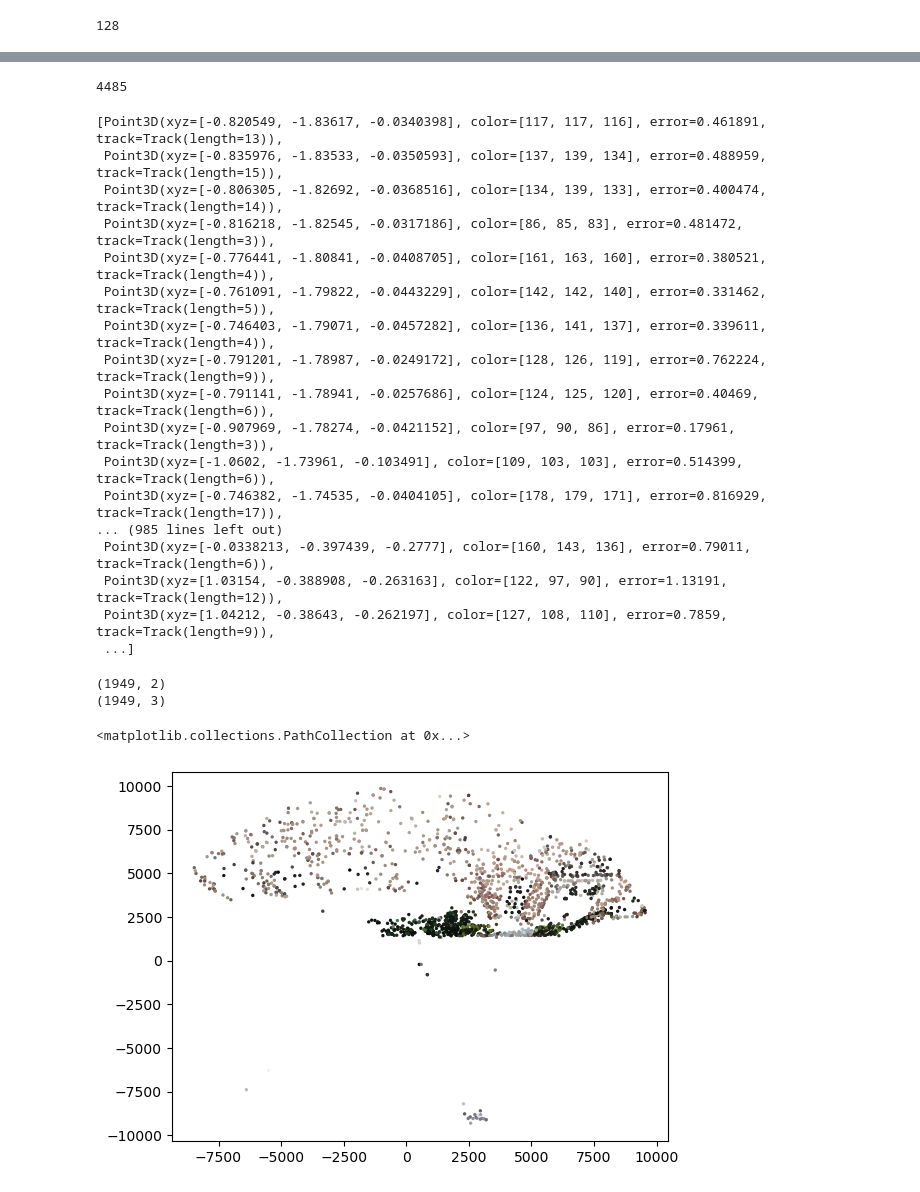
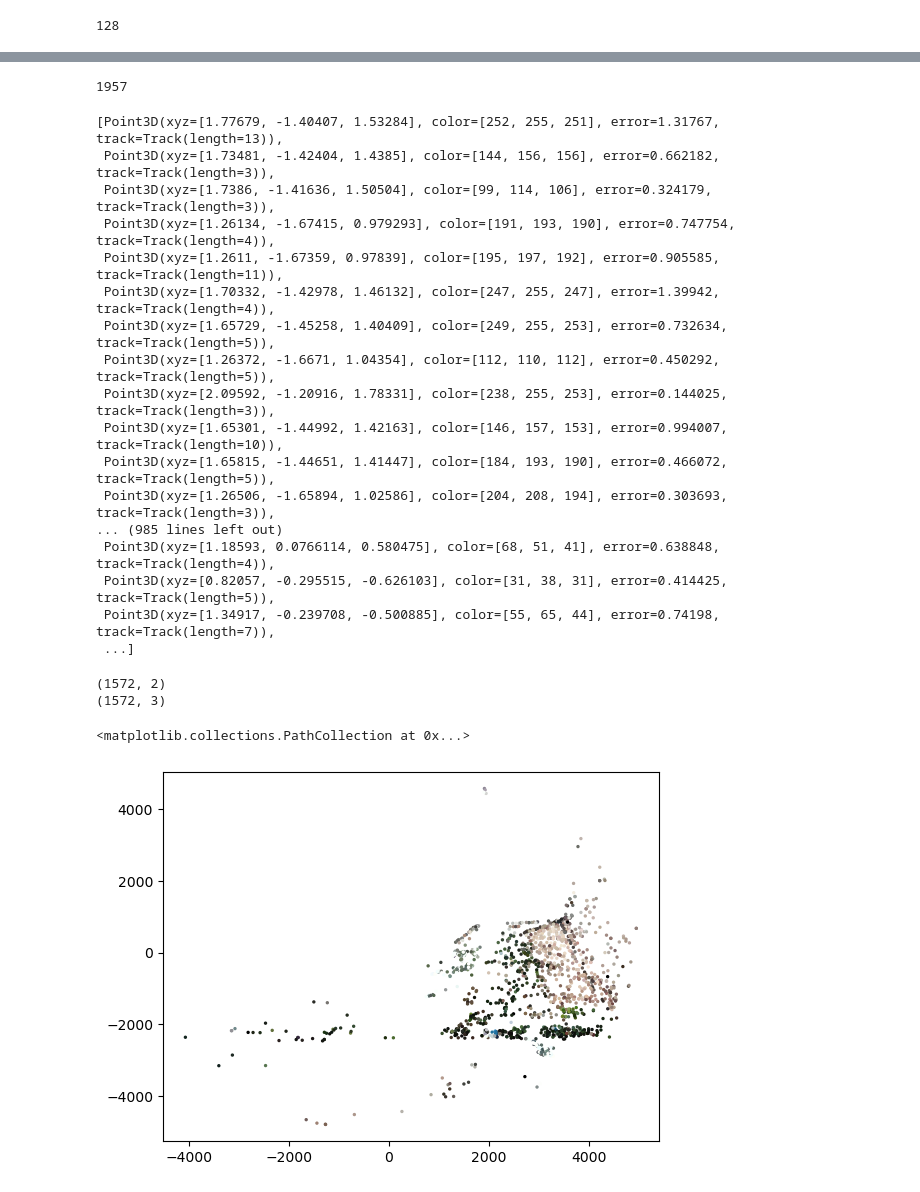
Before and after one commit to farqlia/UrbanViewsModeling, a Jupyter notebook: notebooks/Point Cloud.ipynb, the cells around one changed output, grey strips where cells are left out. Saved outputs shown, nothing was run; the diff lists cells and outputs as text; code cells hidden in the pictures.

Commit message:
try to figure out what is wrong

```diff
--- a/notebooks/Point Cloud.ipynb
+++ b/notebooks/Point Cloud.ipynb
@@ -490,7 +547,7 @@ len(reconstruction.images)
 # %% [output]
 128
 # %%
-img_id = 100
+img_id = 1
 img = reconstruction.images[img_id]
 img_name = img.name
 x, y, c = projection_from_reconstruction(reconstruction, img_id)
@@ -557,3 +614,4 @@ len(img.points2D)
 # %%
-point_3d_ids = [p.point3D_id for p in img.points2D if p.point3D_id < 18446744073709551615]
+filtered_points_2d = [p for p in img.points2D if p.point3D_id < 18446744073709551615]
+point_3d_ids = [p.point3D_id for p in filtered_points_2d]
 # %%
@@ -579,43 +637,43 @@ img.points2D
 # %%
 len(point_3d_ids)
 # %% [output]
-4485
+1957
 # %%
 filtered_points3D = [reconstruction.points3D[i] for i in point_3d_ids]
 filtered_points3D
 # %% [output]
-[Point3D(xyz=[-0.820549, -1.83617, -0.0340398], color=[117, 117, 116], error=0.461891, track=Track(length=13)),
- Point3D(xyz=[-0.835976, -1.83533, -0.0350593], color=[137, 139, 134], error=0.488959, track=Track(length=15)),
- Point3D(xyz=[-0.806305, -1.82692, -0.0368516], color=[134, 139, 133], error=0.400474, track=Track(length=14)),
- Point3D(xyz=[-0.816218, -1.82545, -0.0317186], color=[86, 85, 83], error=0.481472, track=Track(length=3)),
- Point3D(xyz=[-0.776441, -1.80841, -0.0408705], color=[161, 163, 160], error=0.380521, track=Track(length=4)),
- Point3D(xyz=[-0.761091, -1.79822, -0.0443229], color=[142, 142, 140], error=0.331462, track=Track(length=5)),
- Point3D(xyz=[-0.746403, -1.79071, -0.0457282], color=[136, 141, 137], error=0.339611, track=Track(length=4)),
- Point3D(xyz=[-0.791201, -1.78987, -0.0249172], color=[128, 126, 119], error=0.762224, track=Track(length=9)),
- Point3D(xyz=[-0.791141, -1.78941, -0.0257686], color=[124, 125, 120], error=0.40469, track=Track(length=6)),
- Point3D(xyz=[-0.907969, -1.78274, -0.0421152], color=[97, 90, 86], error=0.17961, track=Track(length=3)),
- Point3D(xyz=[-1.0602, -1.73961, -0.103491], color=[109, 103, 103], error=0.514399, track=Track(length=6)),
- Point3D(xyz=[-0.746382, -1.74535, -0.0404105], color=[178, 179, 171], error=0.816929, track=Track(length=17)),
+[Point3D(xyz=[1.77679, -1.40407, 1.53284], color=[252, 255, 251], error=1.31767, track=Track(length=13)),
+ Point3D(xyz=[1.73481, -1.42404, 1.4385], color=[144, 156, 156], error=0.662182, track=Track(length=3)),
+ Point3D(xyz=[1.7386, -1.41636, 1.50504], color=[99, 114, 106], error=0.324179, track=Track(length=3)),
+ Point3D(xyz=[1.26134, -1.67415, 0.979293], color=[191, 193, 190], error=0.747754, track=Track(length=4)),
+ Point3D(xyz=[1.2611, -1.67359, 0.97839], color=[195, 197, 192], error=0.905585, track=Track(length=11)),
+ Point3D(xyz=[1.70332, -1.42978, 1.46132], color=[247, 255, 247], error=1.39942, track=Track(length=4)),
+ Point3D(xyz=[1.65729, -1.45258, 1.40409], color=[249, 255, 253], error=0.732634, track=Track(length=5)),
+ Point3D(xyz=[1.26372, -1.6671, 1.04354], color=[112, 110, 112], error=0.450292, track=Track(length=5)),
+ Point3D(xyz=[2.09592, -1.20916, 1.78331], color=[238, 255, 253], error=0.144025, track=Track(length=3)),
+ Point3D(xyz=[1.65301, -1.44992, 1.42163], color=[146, 157, 153], error=0.994007, track=Track(length=10)),
+ Point3D(xyz=[1.65815, -1.44651, 1.41447], color=[184, 193, 190], error=0.466072, track=Track(length=5)),
+ Point3D(xyz=[1.26506, -1.65894, 1.02586], color=[204, 208, 194], error=0.303693, track=Track(length=3)),
 ... (985 lines left out)
- Point3D(xyz=[-0.0338213, -0.397439, -0.2777], color=[160, 143, 136], error=0.79011, track=Track(length=6)),
- Point3D(xyz=[1.03154, -0.388908, -0.263163], color=[122, 97, 90], error=1.13191, track=Track(length=12)),
- Point3D(xyz=[1.04212, -0.38643, -0.262197], color=[127, 108, 110], error=0.7859, track=Track(length=9)),
+ Point3D(xyz=[1.18593, 0.0766114, 0.580475], color=[68, 51, 41], error=0.638848, track=Track(length=4)),
+ Point3D(xyz=[0.82057, -0.295515, -0.626103], color=[31, 38, 31], error=0.414425, track=Track(length=5)),
+ Point3D(xyz=[1.34917, -0.239708, -0.500885], color=[55, 65, 44], error=0.74198, track=Track(length=7)),
  ...]
 # %%
 x, y, c = projection_from_points(filtered_points3D, img_id)
 # %%
 img_points = np.stack((x, y)).T
 magnitudes = np.linalg.norm(img_points, axis=1)
-points_ids = np.where(magnitudes < 10000)[0]
+points_ids = np.where(magnitudes < 5000)[0]
 selected_points = img_points[points_ids]
 print(selected_points.shape)
 selected_colors = c[points_ids]
 print(selected_colors.shape)
 # %% [output]
-(1949, 2)
-(1949, 3)
+(1572, 2)
+(1572, 3)
 # %%
-plt.scatter(selected_points[:, 0], selected_points[:, 1], s=2, c=selected_colors)
+plt.scatter(selected_points[:, 0], -selected_points[:, 1], s=2, c=selected_colors)
 # %% [output]
 <matplotlib.collections.PathCollection at 0x...>
-[figure, old version]
+[figure, new version]
```
Also changed, not shown: parts of 49 cells of this notebook.
